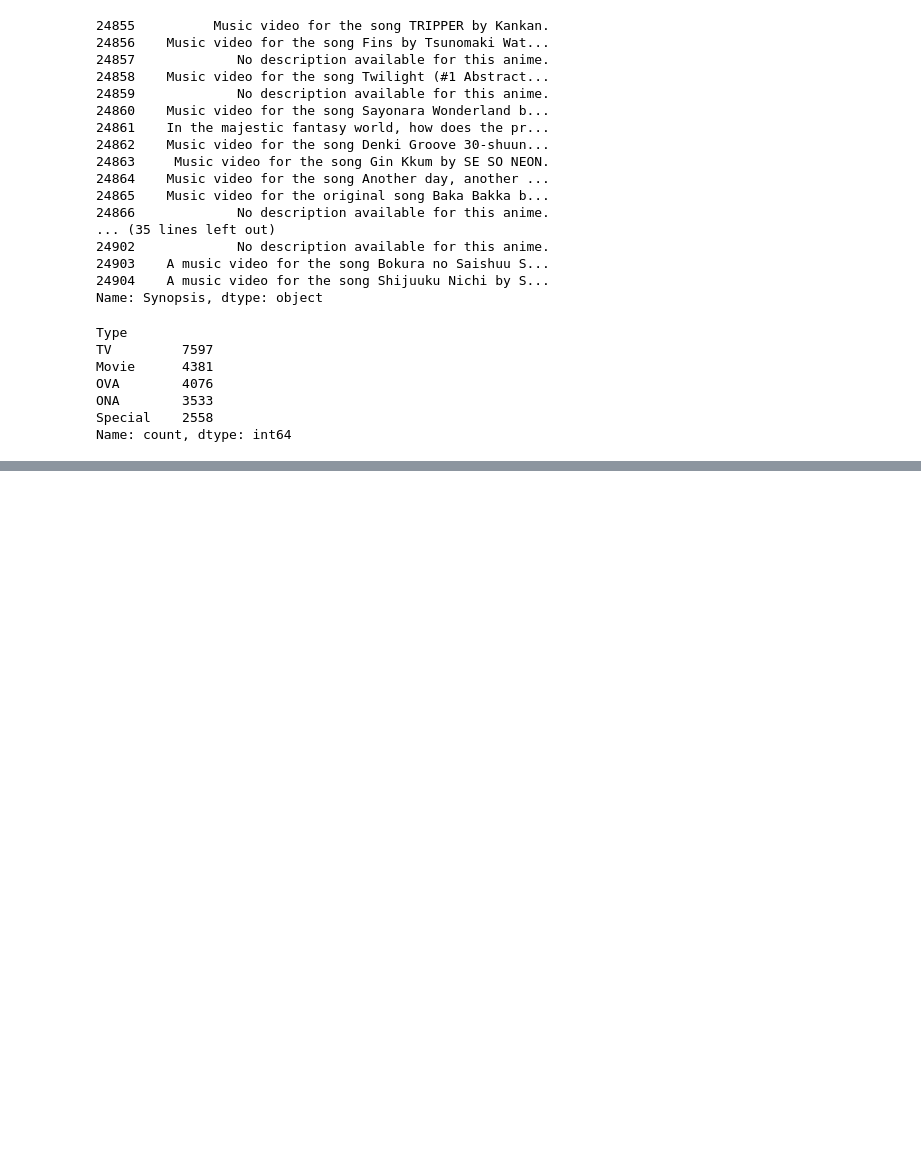
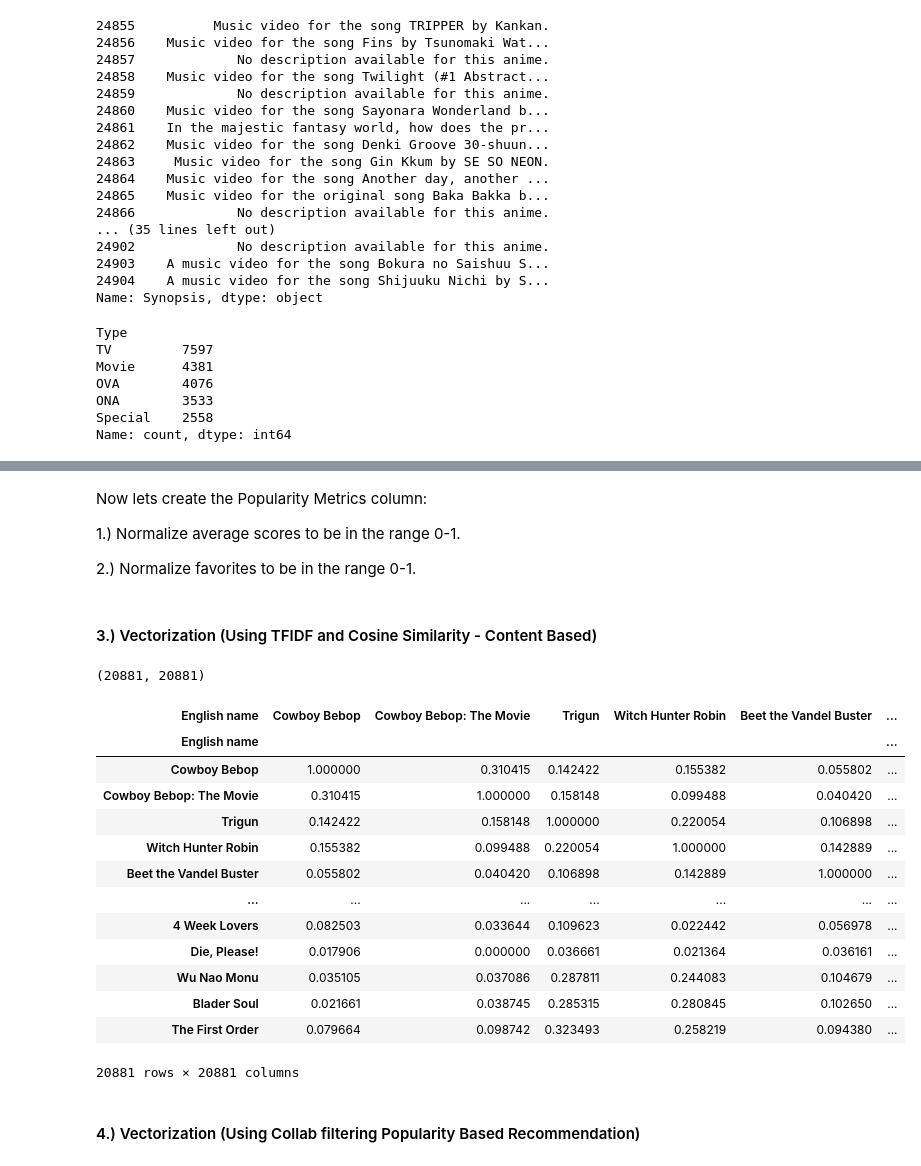
Before and after one commit to rp1177/AnimeRecommendation, a Jupyter notebook: AnimeRecSystem.ipynb, the cells around one changed output, grey strips where cells are left out. Saved outputs shown, nothing was run; the diff lists cells and outputs as text; code cells hidden in the pictures; blank space fills up the shorter version.

Commit message:
Updated Recommendation System. Need to tune weights for more accurate recommendations

```diff
--- a/AnimeRecSystem.ipynb
+++ b/AnimeRecSystem.ipynb
@@ -253,0 +318,4 @@ animedf_clean['Tags'] = tags
+# %%
+#remove these missing entries from animedf_clean:
+animedf_clean = animedf_clean.drop(missing_values)
+animedf_clean
@@ -253,0 +340,7 @@ animedf_clean['Tags'] = tags
+# %%
+animedf_clean['Synopsis'] = animedf_clean['Synopsis'].str.replace('\n', '')
+
+tags = (animedf_clean['Genres'] + " " + animedf_clean['Synopsis'] + " " + animedf_clean['Type'] + " " + animedf_clean['Producers'] +  " " + animedf_clean['Studios'] +  " " + animedf_clean['Source'] +  " " + animedf_clean['Rating'])
+animedf_clean['Tags'] = tags
+
+animedf_clean['Tags']
@@ -253,0 +394,21 @@ animedf_clean['Tags'] = tags
+# %%
+#1.) Set entries to lowercase
+animedf_clean['Tags'] = animedf_clean['Tags'].str.lower()
+
+#2.) Remove unnecessary symbols and  3.) extra spaces
+animedf_clean['Tags'] = animedf_clean['Tags'].str.replace(r'[^A-Za-z0-9_\s]+', ' ', regex=True)
+animedf_clean['Tags'] = animedf_clean['Tags'].str.replace(r'\s+', ' ', regex=True).str.strip()
+
+#4.) Remove stop-words
+stopwords = nltk.corpus.stopwords.words('english')
+animedf_clean['Tags'] = animedf_clean['Tags'].apply(lambda x: ' '.join([word for word in nltk.word_tokenize(x) if word not in stopwords]))
+
+#5.) Lemmatization
+lemmatizer = nltk.WordNetLemmatizer()
+animedf_clean['Tags'] = animedf_clean['Tags'].apply(lambda x: ' '.join([lemmatizer.lemmatize(word) for word in nltk.word_tokenize(x)]))
+# %% [markdown]
+Now lets create the Popularity Metrics column:
+
+1.) Normalize average scores to be in the range 0-1.
+
+2.) Normalize favorites to be in the range 0-1.
@@ -253,0 +424,34 @@ animedf_clean['Tags'] = tags
+# %% [markdown]
+#### 3.) Vectorization (Using TFIDF and Cosine Similarity - Content Based)
+# %%
+#Construct TFIDF Matrix
+tfidf = TfidfVectorizer(norm='l1', use_idf=False, smooth_idf=True,
+                             sublinear_tf=True, max_features=5000,
+                             ngram_range=(1, 2))
+
+tfidf_matrix =  tfidf.fit_transform(animedf_clean['Tags'])
+cosine_similarity = cosine_similarity(tfidf_matrix)
+print(cosine_similarity.shape)
+#make cosine_similarity matrix into a data frame format:
+cosine_similarity_df = pd.DataFrame(cosine_similarity, index=animedf_clean['English name'], columns=animedf_clean['English name'])
+# %% [output]
+(20881, 20881)
+# %%
+cosine_similarity_df
+# %% [output]
+| English name | Cowboy Bebop | Cowboy Bebop: The Movie | Trigun | Witch Hunter Robin | Beet the Vandel Buster | ... |
+| English name |  |  |  |  |  | ... |
+| Cowboy Bebop | 1.000000 | 0.310415 | 0.142422 | 0.155382 | 0.055802 | ... |
+| Cowboy Bebop: The Movie | 0.310415 | 1.000000 | 0.158148 | 0.099488 | 0.040420 | ... |
+| Trigun | 0.142422 | 0.158148 | 1.000000 | 0.220054 | 0.106898 | ... |
+| Witch Hunter Robin | 0.155382 | 0.099488 | 0.220054 | 1.000000 | 0.142889 | ... |
+| Beet the Vandel Buster | 0.055802 | 0.040420 | 0.106898 | 0.142889 | 1.000000 | ... |
+| ... | ... | ... | ... | ... | ... | ... |
+| 4 Week Lovers | 0.082503 | 0.033644 | 0.109623 | 0.022442 | 0.056978 | ... |
+| Die, Please! | 0.017906 | 0.000000 | 0.036661 | 0.021364 | 0.036161 | ... |
+| Wu Nao Monu | 0.035105 | 0.037086 | 0.287811 | 0.244083 | 0.104679 | ... |
+| Blader Soul | 0.021661 | 0.038745 | 0.285315 | 0.280845 | 0.102650 | ... |
+| The First Order | 0.079664 | 0.098742 | 0.323493 | 0.258219 | 0.094380 | ... |
+20881 rows × 20881 columns
+# %% [markdown]
+#### 4.) Vectorization (Using Collab filtering Popularity Based Recommendation)
```
Also changed, not shown: parts of 43 cells of this notebook.
